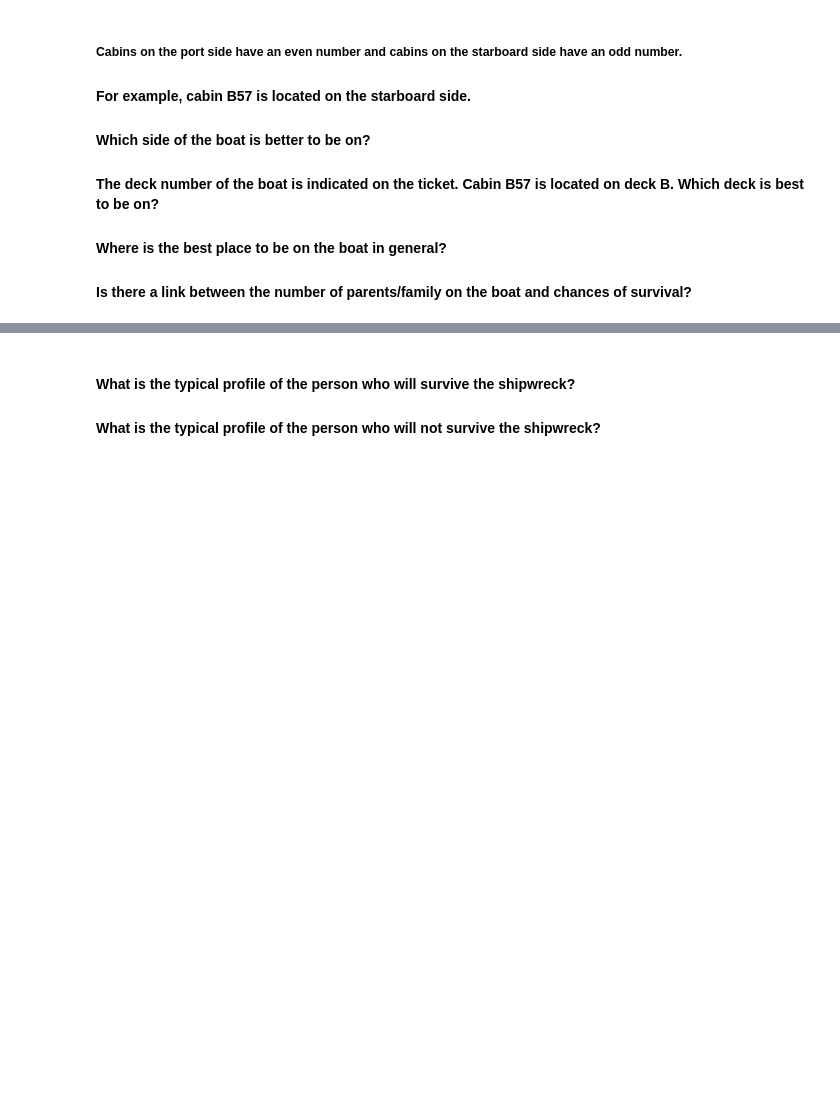
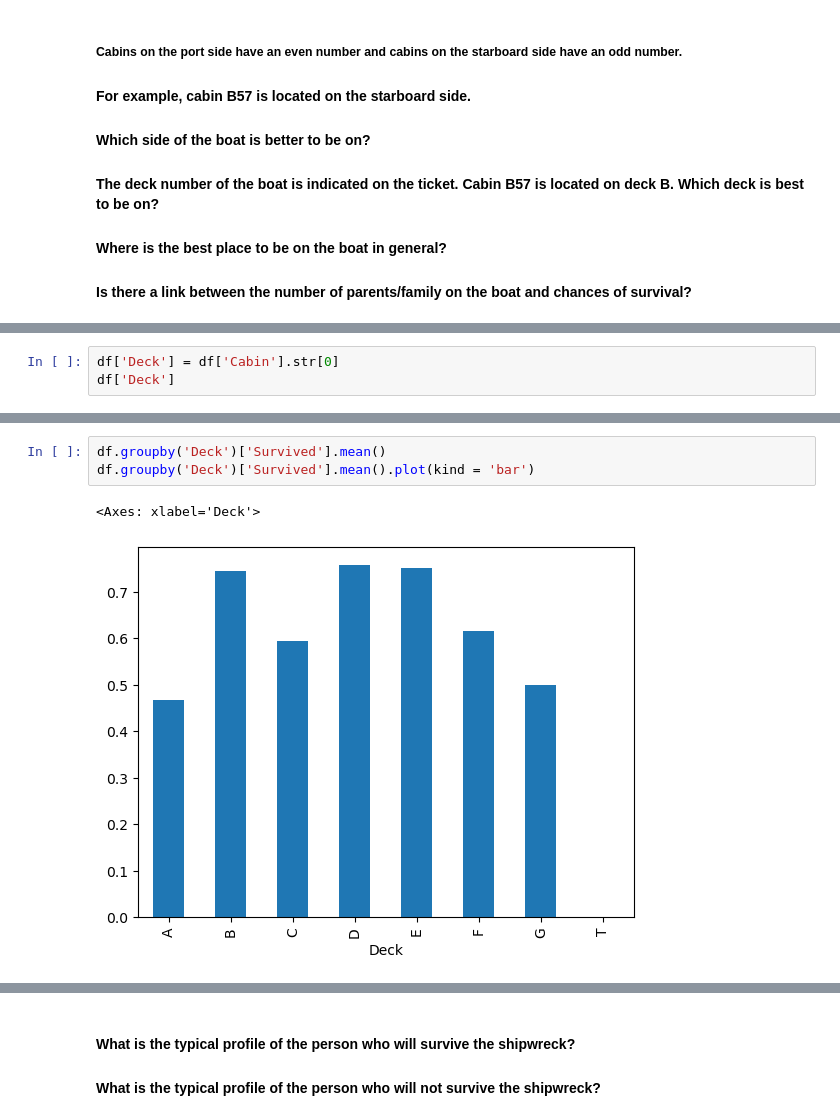
Before and after one commit to MeryyJ/data-science-tutorials, a Jupyter notebook: introduction-to-python/Introduction to pandas.ipynb, the cells around one changed output, grey strips where cells are left out. Cells and saved outputs as stored; diff of their text form; blank space fills up the shorter version.

```diff
--- a/introduction-to-python/Introduction to pandas.ipynb
+++ b/introduction-to-python/Introduction to pandas.ipynb
@@ -238,0 +305,3 @@ df[['Survived', 'Pclass', 'Age', 'Fare', 'SibSp', 'Parch']].corr().style.backgro
+# %%
+df['Deck'] = df['Cabin'].str[0]
+df['Deck']
@@ -238,0 +321,6 @@ df[['Survived', 'Pclass', 'Age', 'Fare', 'SibSp', 'Parch']].corr().style.backgro
+# %%
+df.groupby('Deck')['Survived'].mean()
+df.groupby('Deck')['Survived'].mean().plot(kind = 'bar')
+# %% [output]
+<Axes: xlabel='Deck'>
+[figure, added]
```
Also changed, not shown: parts of 20 cells of this notebook.
